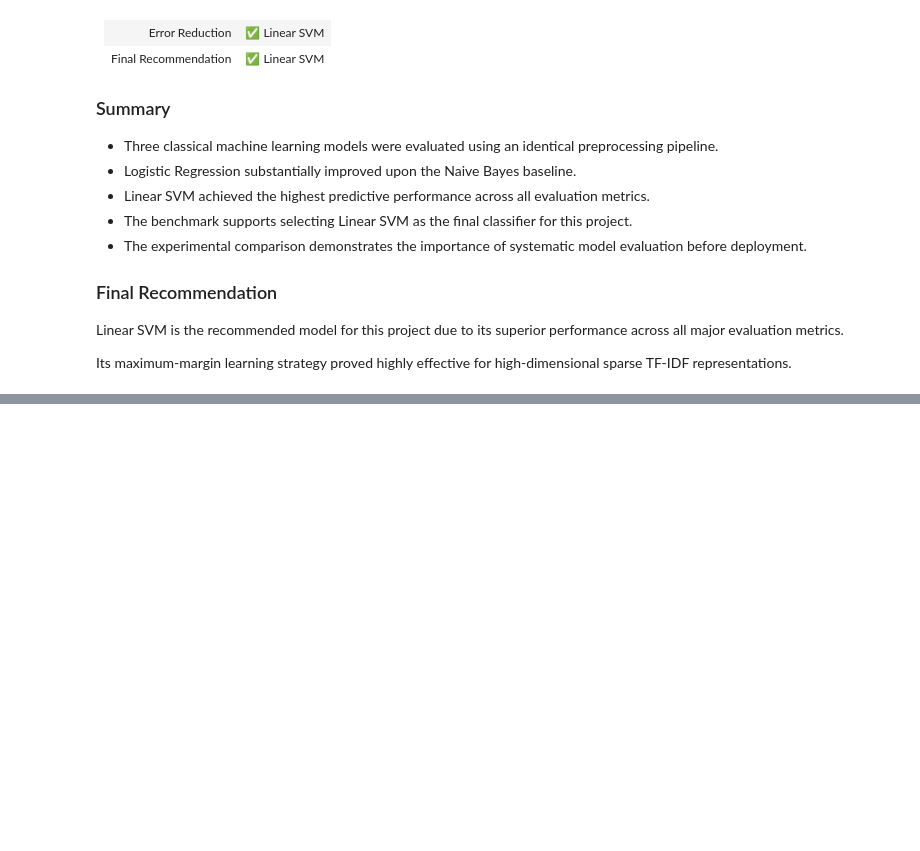
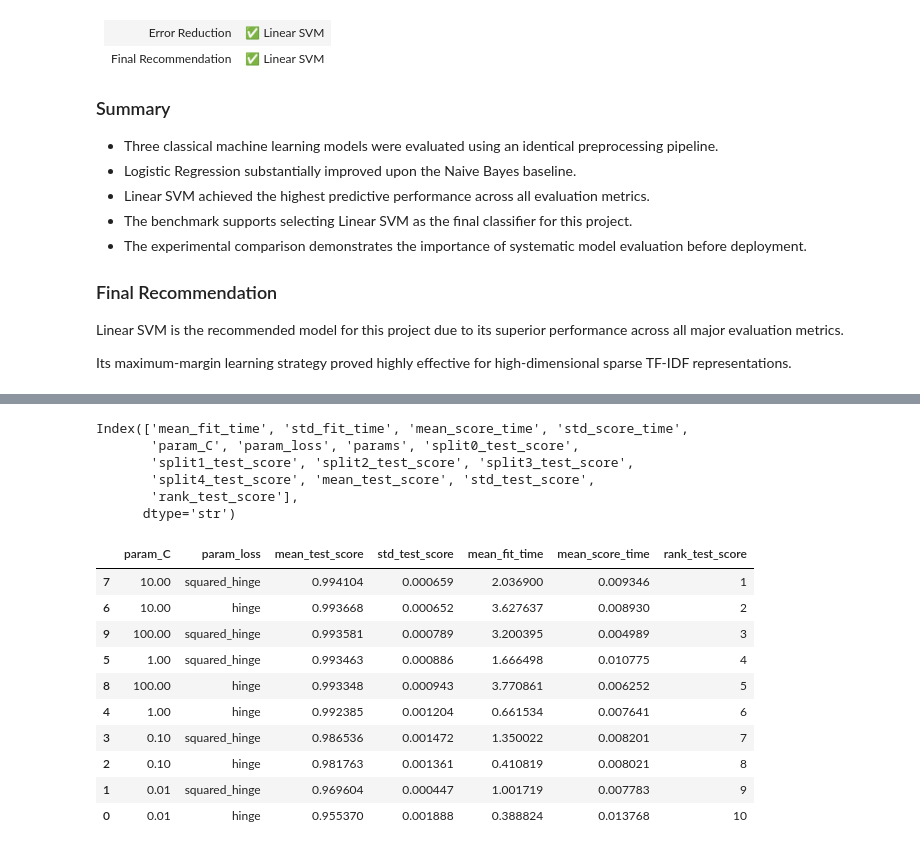
Before and after one commit to morsycoo/Fake-News-Detection, a Jupyter notebook: notebooks/Fake-News-Detection.ipynb, the cells around one changed output, grey strips where cells are left out. Cells and saved outputs as stored; diff of their text form; code cells hidden in the pictures; blank space fills up the shorter version.

```diff
--- a/notebooks/Fake-News-Detection.ipynb
+++ b/notebooks/Fake-News-Detection.ipynb
@@ -6484,0 +6735,8 @@ Its maximum-margin learning strategy proved highly effective for high-dimensiona
+# %%
+import pandas as pd
+
+cv_results = pd.DataFrame(
+    grid_search.cv_results_
+)
+
+cv_results.head()
@@ -6484,0 +6750,39 @@ Its maximum-margin learning strategy proved highly effective for high-dimensiona
+# %%
+cv_results.columns
+# %% [output]
+Index(['mean_fit_time', 'std_fit_time', 'mean_score_time', 'std_score_time',
+       'param_C', 'param_loss', 'params', 'split0_test_score',
+       'split1_test_score', 'split2_test_score', 'split3_test_score',
+       'split4_test_score', 'mean_test_score', 'std_test_score',
+       'rank_test_score'],
+      dtype='str')
+# %%
+results_summary = cv_results[
+    [
+        "param_C",
+        "param_loss",
+        "mean_test_score",
+        "std_test_score",
+        "mean_fit_time",
+        "mean_score_time",
+        "rank_test_score"
+    ]
+]
+
+results_summary = results_summary.sort_values(
+    by="rank_test_score"
+)
+
+results_summary
+# %% [output]
+|  | param_C | param_loss | mean_test_score | std_test_score | mean_fit_time | mean_score_time | rank_test_score |
+| 7 | 10.00 | squared_hinge | 0.994104 | 0.000659 | 2.036900 | 0.009346 | 1 |
+| 6 | 10.00 | hinge | 0.993668 | 0.000652 | 3.627637 | 0.008930 | 2 |
+| 9 | 100.00 | squared_hinge | 0.993581 | 0.000789 | 3.200395 | 0.004989 | 3 |
+| 5 | 1.00 | squared_hinge | 0.993463 | 0.000886 | 1.666498 | 0.010775 | 4 |
+| 8 | 100.00 | hinge | 0.993348 | 0.000943 | 3.770861 | 0.006252 | 5 |
+| 4 | 1.00 | hinge | 0.992385 | 0.001204 | 0.661534 | 0.007641 | 6 |
+| 3 | 0.10 | squared_hinge | 0.986536 | 0.001472 | 1.350022 | 0.008201 | 7 |
+| 2 | 0.10 | hinge | 0.981763 | 0.001361 | 0.410819 | 0.008021 | 8 |
+| 1 | 0.01 | squared_hinge | 0.969604 | 0.000447 | 1.001719 | 0.007783 | 9 |
+| 0 | 0.01 | hinge | 0.955370 | 0.001888 | 0.388824 | 0.013768 | 10 |
```
Also changed, not shown: parts of 62 cells of this notebook.
